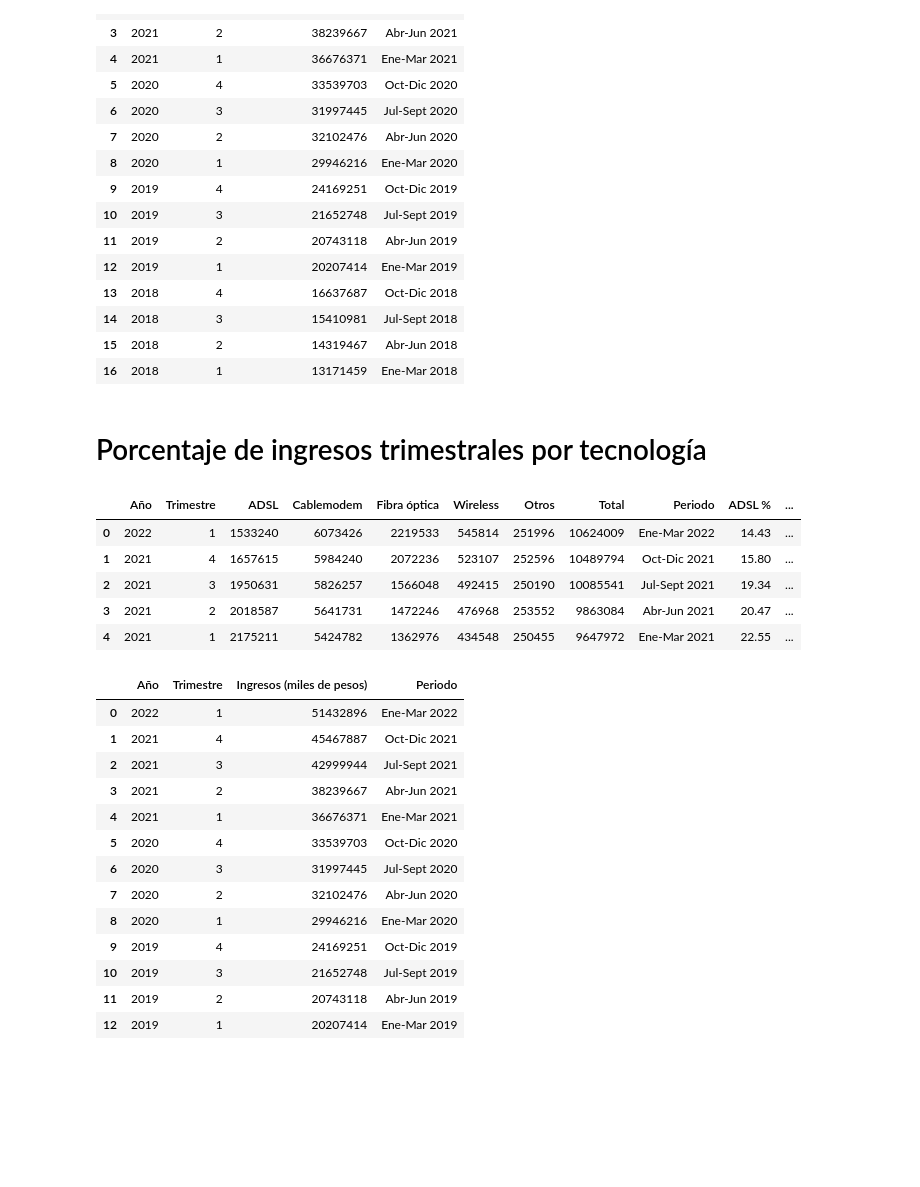
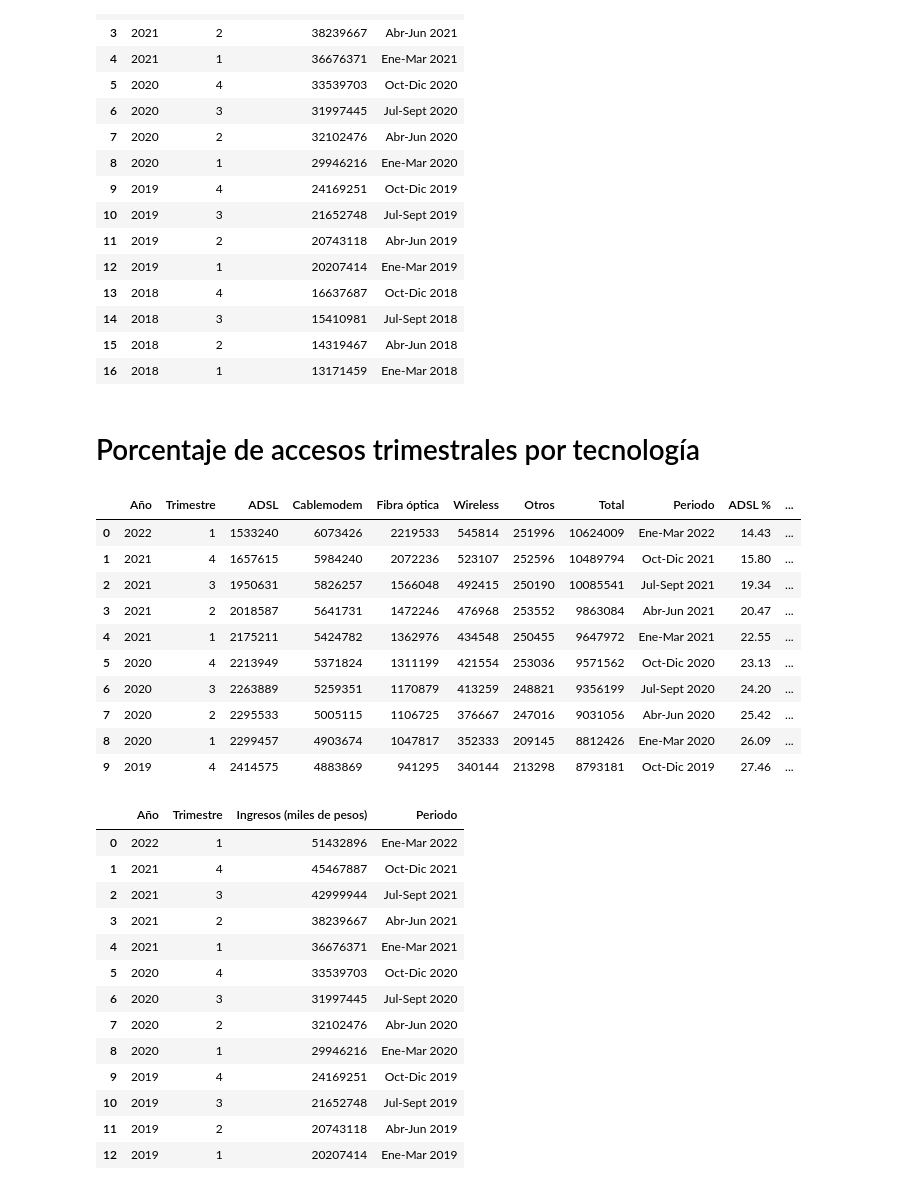
Before and after one commit to volpo/Telecomuniation_PI, a Jupyter notebook: EDA.ipynb, the cells around one changed output. Cells and saved outputs as stored; diff of their text form; code cells hidden in the pictures; blank space fills up the shorter version.

```diff
--- a/EDA.ipynb
+++ b/EDA.ipynb
@@ -467,7 +486,7 @@ ingresos_trimestrales_2018_2022
 | 15 | 2018 | 2 | 14319467 | Abr-Jun 2018 |
 | 16 | 2018 | 1 | 13171459 | Ene-Mar 2018 |
 # %% [markdown]
-# Porcentaje de ingresos trimestrales por tecnología
+# Porcentaje de accesos trimestrales por tecnología
 # %%
 # Convert the 'Total' column to numeric (remove any commas or dots)
 
@@ -487,12 +506,17 @@ Trimestre_Tecnologia['Otros %'] = (Trimestre_Tecnologia['Otros'] / Trimestre_Tec
-# %%
-Trimestre_Tecnologia.head()
-# %% [output]
-|  | Año | Trimestre | ADSL | Cablemodem | Fibra óptica | Wireless | Otros | Total | Periodo | ADSL % | ... |
-| 0 | 2022 | 1 | 1533240 | 6073426 | 2219533 | 545814 | 251996 | 10624009 | Ene-Mar 2022 | 14.43 | ... |
-| 1 | 2021 | 4 | 1657615 | 5984240 | 2072236 | 523107 | 252596 | 10489794 | Oct-Dic 2021 | 15.80 | ... |
-| 2 | 2021 | 3 | 1950631 | 5826257 | 1566048 | 492415 | 250190 | 10085541 | Jul-Sept 2021 | 19.34 | ... |
-| 3 | 2021 | 2 | 2018587 | 5641731 | 1472246 | 476968 | 253552 | 9863084 | Abr-Jun 2021 | 20.47 | ... |
-| 4 | 2021 | 1 | 2175211 | 5424782 | 1362976 | 434548 | 250455 | 9647972 | Ene-Mar 2021 | 22.55 | ... |
+# %%
+Acceso_Trimestre_Tecnologia.head(10)
+# %% [output]
+|  | Año | Trimestre | ADSL | Cablemodem | Fibra óptica | Wireless | Otros | Total | Periodo | ADSL % | ... |
+| 0 | 2022 | 1 | 1533240 | 6073426 | 2219533 | 545814 | 251996 | 10624009 | Ene-Mar 2022 | 14.43 | ... |
+| 1 | 2021 | 4 | 1657615 | 5984240 | 2072236 | 523107 | 252596 | 10489794 | Oct-Dic 2021 | 15.80 | ... |
+| 2 | 2021 | 3 | 1950631 | 5826257 | 1566048 | 492415 | 250190 | 10085541 | Jul-Sept 2021 | 19.34 | ... |
+| 3 | 2021 | 2 | 2018587 | 5641731 | 1472246 | 476968 | 253552 | 9863084 | Abr-Jun 2021 | 20.47 | ... |
+| 4 | 2021 | 1 | 2175211 | 5424782 | 1362976 | 434548 | 250455 | 9647972 | Ene-Mar 2021 | 22.55 | ... |
+| 5 | 2020 | 4 | 2213949 | 5371824 | 1311199 | 421554 | 253036 | 9571562 | Oct-Dic 2020 | 23.13 | ... |
+| 6 | 2020 | 3 | 2263889 | 5259351 | 1170879 | 413259 | 248821 | 9356199 | Jul-Sept 2020 | 24.20 | ... |
+| 7 | 2020 | 2 | 2295533 | 5005115 | 1106725 | 376667 | 247016 | 9031056 | Abr-Jun 2020 | 25.42 | ... |
+| 8 | 2020 | 1 | 2299457 | 4903674 | 1047817 | 352333 | 209145 | 8812426 | Ene-Mar 2020 | 26.09 | ... |
+| 9 | 2019 | 4 | 2414575 | 4883869 | 941295 | 340144 | 213298 | 8793181 | Oct-Dic 2019 | 27.46 | ... |
 # %%
 ingresos_trimestrales_2018_2022
 # %% [output]
```
Also changed, not shown: parts of 15 cells of this notebook, 1 other file.
